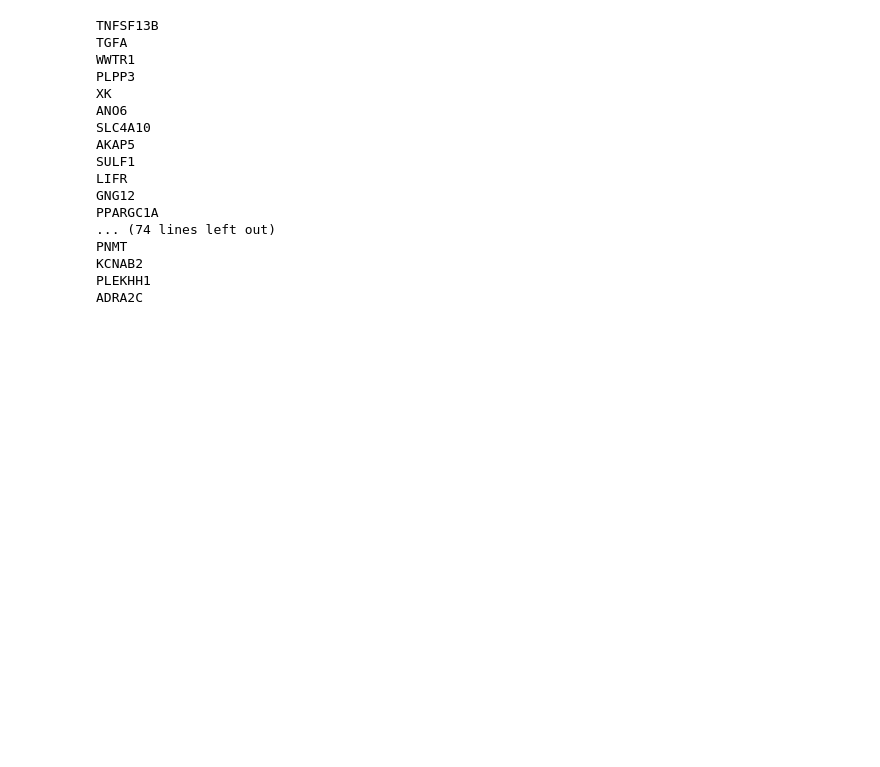
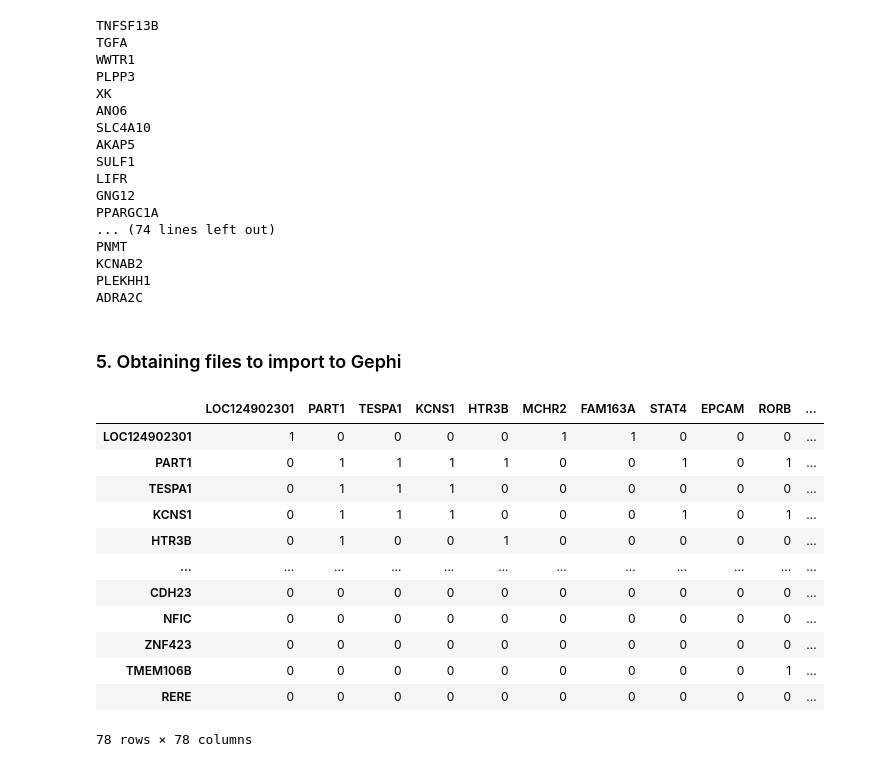
Before and after one commit to mmottaqii/AD-Biomarkers-MultiOmics, a Jupyter notebook: scripts/review_aug_26.ipynb, the cells around one changed output. Saved outputs shown, nothing was run; the diff lists cells and outputs as text; code cells hidden in the pictures; blank space fills up the shorter version.

```diff
--- a/scripts/review_aug_26.ipynb
+++ b/scripts/review_aug_26.ipynb
@@ -4139,3 +4139,23 @@ PNMT
 KCNAB2
 PLEKHH1
 ADRA2C
+# %% [markdown]
+### 5. Obtaining files to import to Gephi
+# %%
+import pandas as pd
+adjacency_df = pd.read_csv("~/rnaseq_synapse/adjacency_matrix/filtered_adj_matrices/adj_mat_5_3_filt.csv", index_col=0)
+adjacency_df
+# %% [output]
+|  | LOC124902301 | PART1 | TESPA1 | KCNS1 | HTR3B | MCHR2 | FAM163A | STAT4 | EPCAM | RORB | ... |
+| LOC124902301 | 1 | 0 | 0 | 0 | 0 | 1 | 1 | 0 | 0 | 0 | ... |
+| PART1 | 0 | 1 | 1 | 1 | 1 | 0 | 0 | 1 | 0 | 1 | ... |
+| TESPA1 | 0 | 1 | 1 | 1 | 0 | 0 | 0 | 0 | 0 | 0 | ... |
+| KCNS1 | 0 | 1 | 1 | 1 | 0 | 0 | 0 | 1 | 0 | 1 | ... |
+| HTR3B | 0 | 1 | 0 | 0 | 1 | 0 | 0 | 0 | 0 | 0 | ... |
+| ... | ... | ... | ... | ... | ... | ... | ... | ... | ... | ... | ... |
+| CDH23 | 0 | 0 | 0 | 0 | 0 | 0 | 0 | 0 | 0 | 0 | ... |
+| NFIC | 0 | 0 | 0 | 0 | 0 | 0 | 0 | 0 | 0 | 0 | ... |
+| ZNF423 | 0 | 0 | 0 | 0 | 0 | 0 | 0 | 0 | 0 | 0 | ... |
+| TMEM106B | 0 | 0 | 0 | 0 | 0 | 0 | 0 | 0 | 0 | 1 | ... |
+| RERE | 0 | 0 | 0 | 0 | 0 | 0 | 0 | 0 | 0 | 0 | ... |
+78 rows × 78 columns
```
Also changed, not shown: parts of 12 cells of this notebook.
